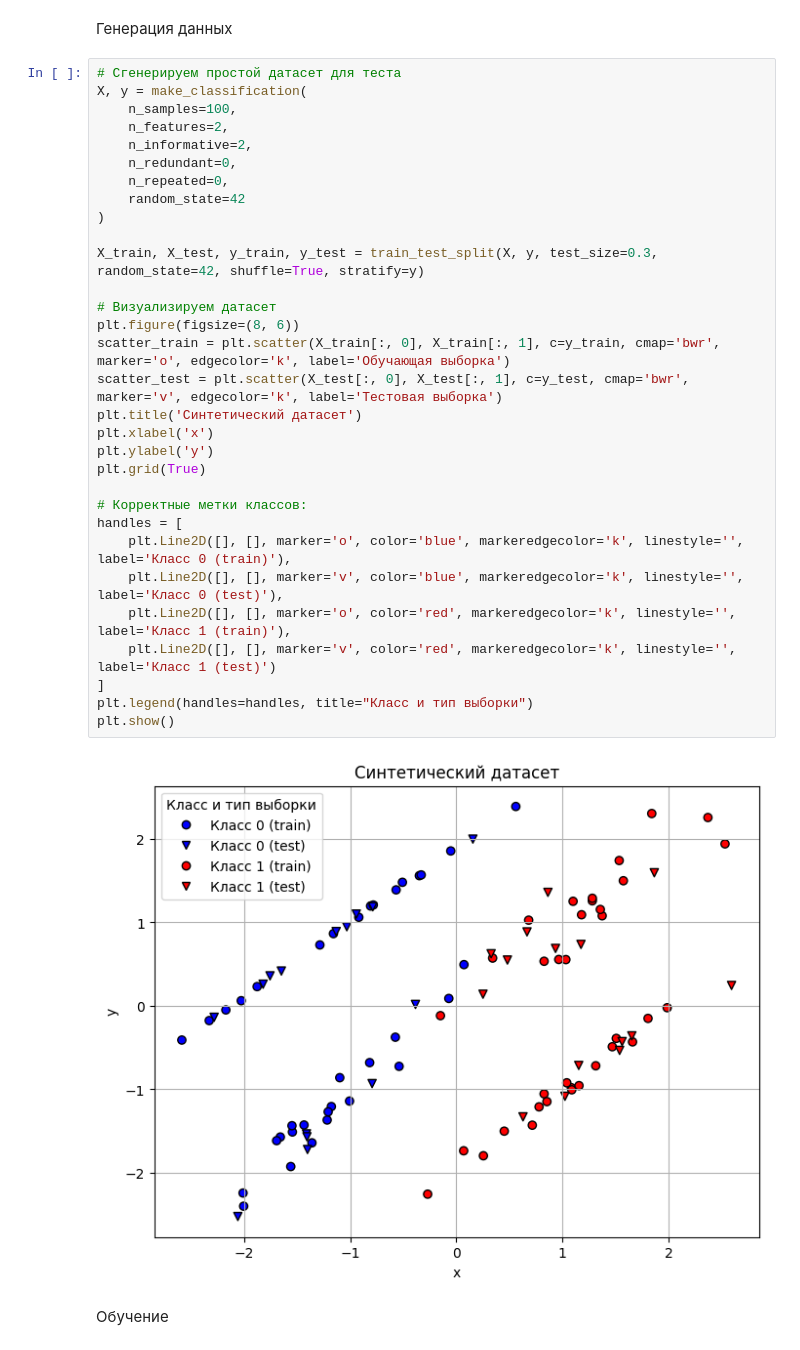
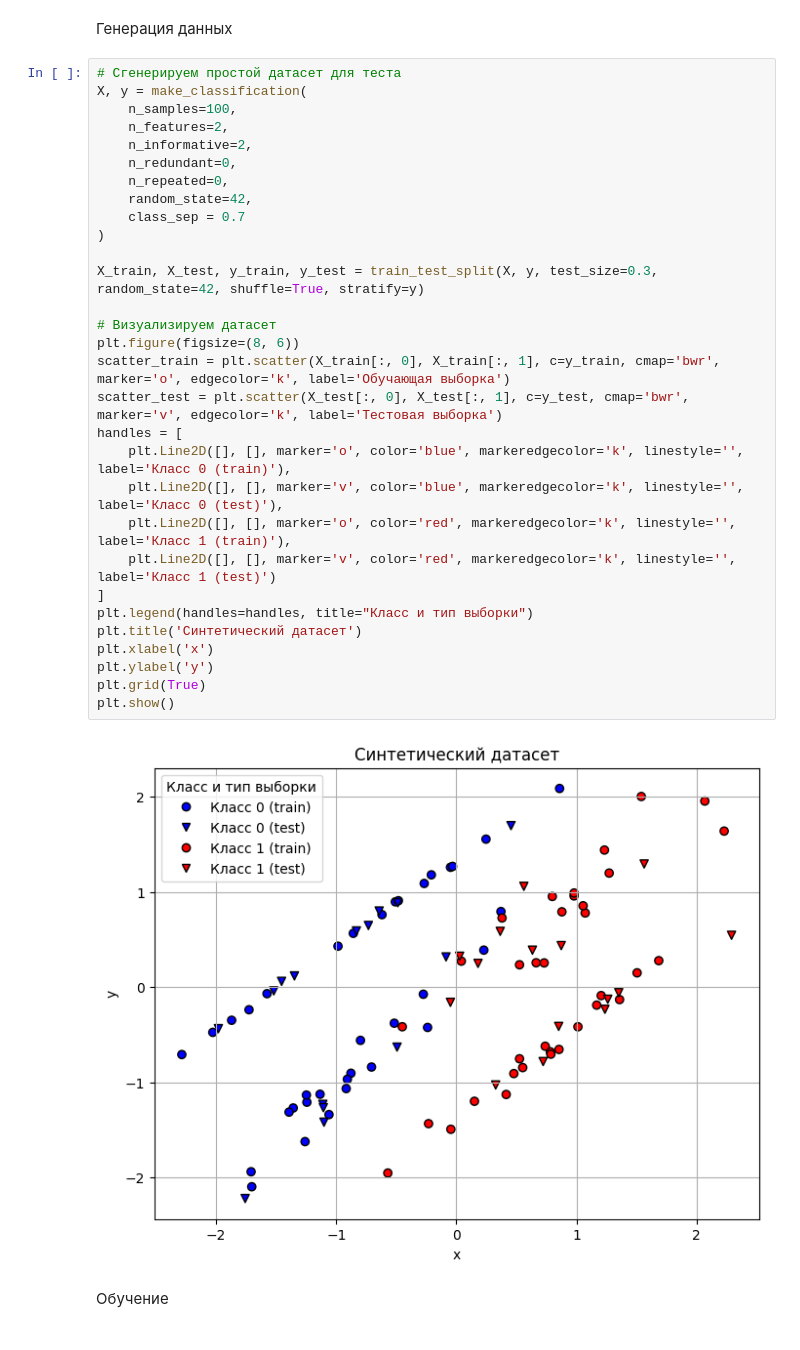
Before and after one commit to Walbyq/lin-log-regression-math, a Jupyter notebook: lin_log_regression_math.ipynb, the cells around one changed output. Saved outputs shown, nothing was run; the diff lists cells and outputs as text.

```diff
--- a/lin_log_regression_math.ipynb
+++ b/lin_log_regression_math.ipynb
@@ -235,36 +235,35 @@ from sklearn.model_selection import train_test_split
 # %%
 # Сгенерируем простой датасет для теста
 X, y = make_classification(
     n_samples=100,
     n_features=2,
     n_informative=2,
     n_redundant=0,
     n_repeated=0,
-    random_state=42
+    random_state=42,
+    class_sep = 0.7
 )
 
 X_train, X_test, y_train, y_test = train_test_split(X, y, test_size=0.3, random_state=42, shuffle=True, stratify=y)
 
 # Визуализируем датасет
 plt.figure(figsize=(8, 6))
 scatter_train = plt.scatter(X_train[:, 0], X_train[:, 1], c=y_train, cmap='bwr', marker='o', edgecolor='k', label='Обучающая выборка')
 scatter_test = plt.scatter(X_test[:, 0], X_test[:, 1], c=y_test, cmap='bwr', marker='v', edgecolor='k', label='Тестовая выборка')
-plt.title('Синтетический датасет')
-plt.xlabel('x')
-plt.ylabel('y')
-plt.grid(True)
-
-# Корректные метки классов:
 handles = [
     plt.Line2D([], [], marker='o', color='blue', markeredgecolor='k', linestyle='', label='Класс 0 (train)'),
     plt.Line2D([], [], marker='v', color='blue', markeredgecolor='k', linestyle='', label='Класс 0 (test)'),
     plt.Line2D([], [], marker='o', color='red', markeredgecolor='k', linestyle='', label='Класс 1 (train)'),
     plt.Line2D([], [], marker='v', color='red', markeredgecolor='k', linestyle='', label='Класс 1 (test)')
 ]
 plt.legend(handles=handles, title="Класс и тип выборки")
+plt.title('Синтетический датасет')
+plt.xlabel('x')
+plt.ylabel('y')
+plt.grid(True)
 plt.show()
 # %% [output]
-[figure, old version]
+[figure, new version]
 # %% [markdown]
 Обучение
 # %%
```
Also changed, not shown: parts of 2 cells of this notebook.
